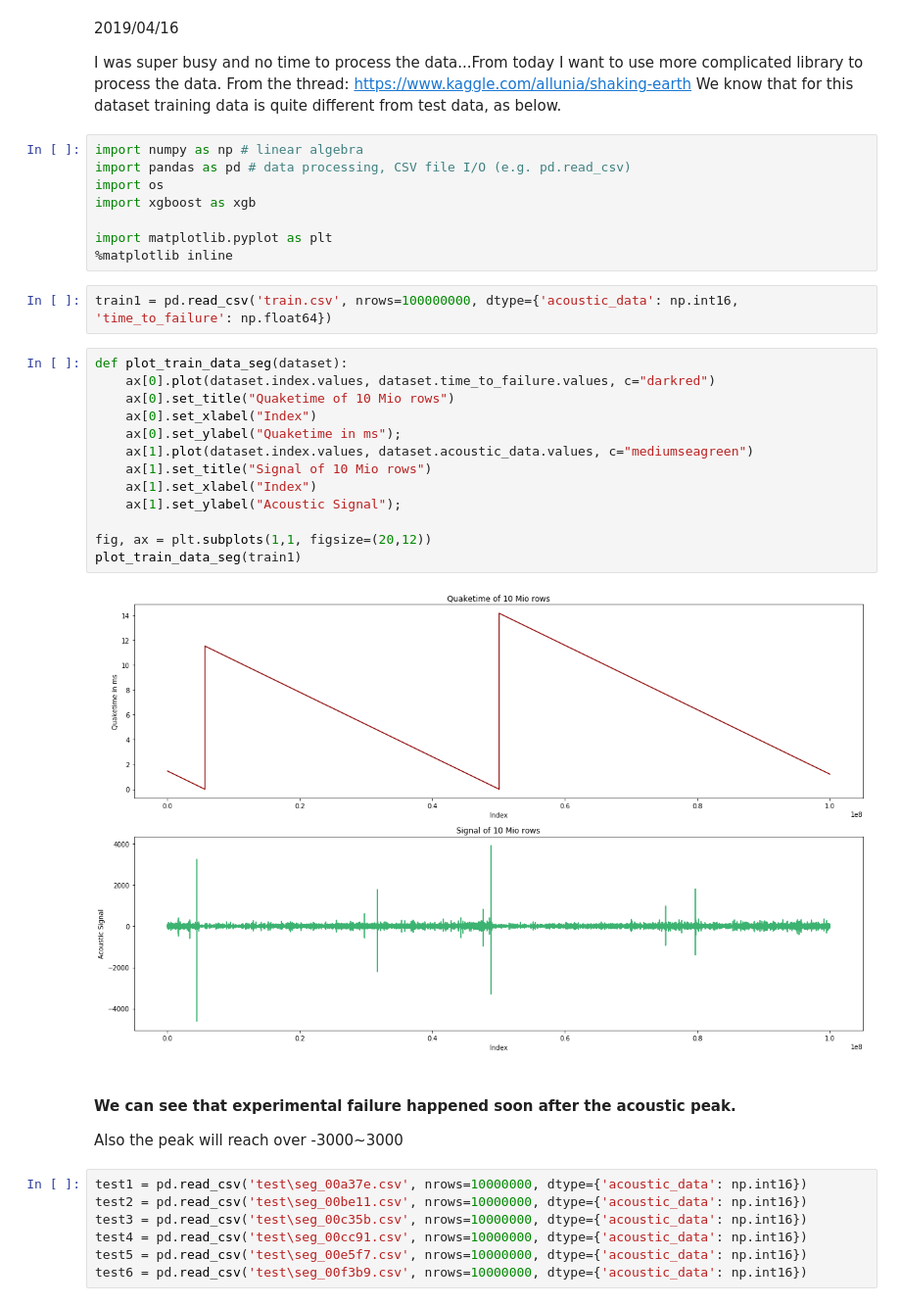
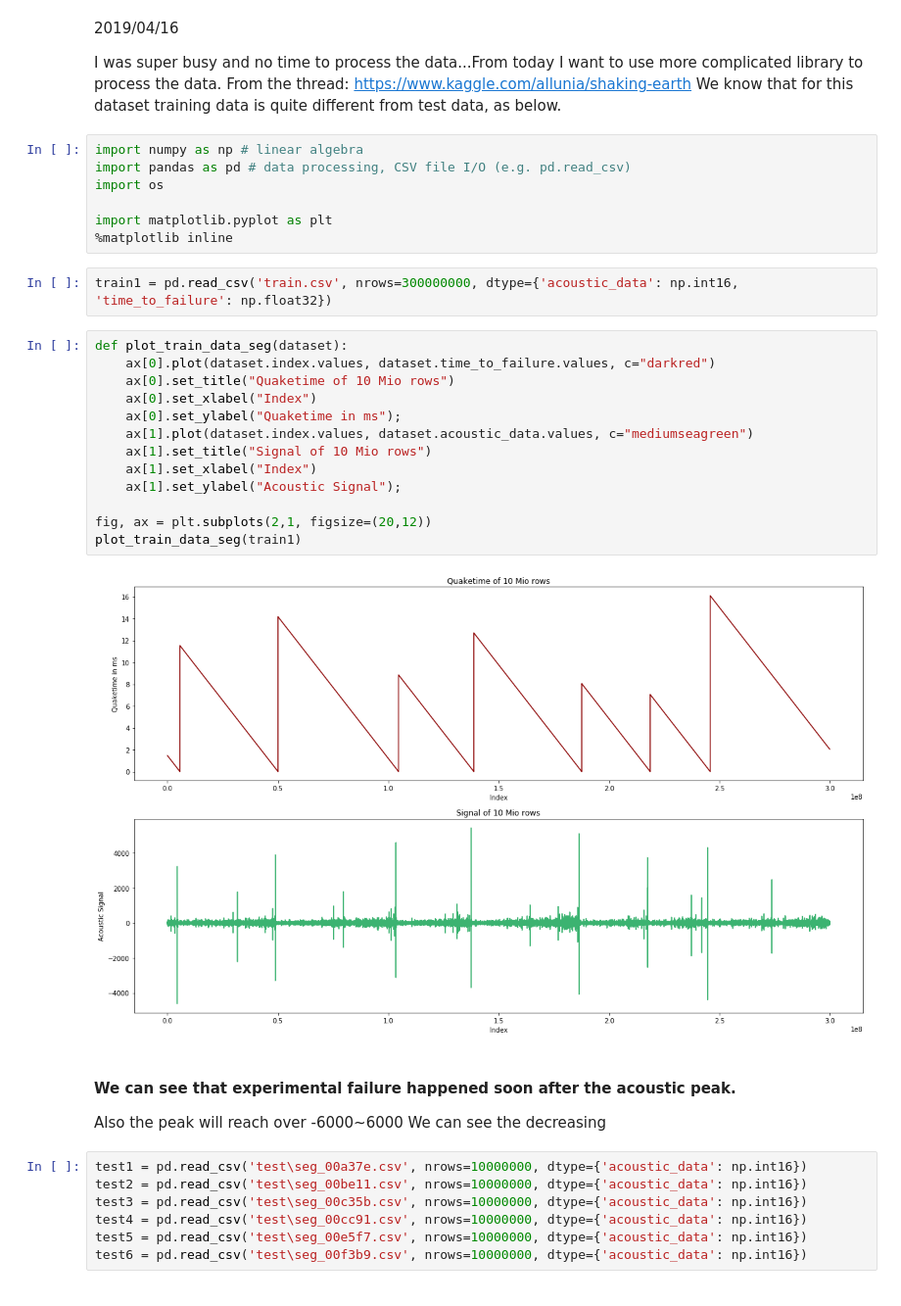
Before and after one commit to raobystorm/EarthquakePred, a Jupyter notebook: Note_and_Playground.ipynb, the cells around one changed output. Shown at 98% size. Drawn from its saved outputs; the diff is of its cells as text.

```diff
--- a/Note_and_Playground.ipynb
+++ b/Note_and_Playground.ipynb
@@ -44,30 +44,30 @@ We know that for this dataset training data is quite different from test data, a
 import numpy as np # linear algebra
 import pandas as pd # data processing, CSV file I/O (e.g. pd.read_csv)
 import os
-import xgboost as xgb
 
 import matplotlib.pyplot as plt
 %matplotlib inline
 # %%
-train1 = pd.read_csv('train.csv', nrows=100000000, dtype={'acoustic_data': np.int16, 'time_to_failure': np.float64})
+train1 = pd.read_csv('train.csv', nrows=300000000, dtype={'acoustic_data': np.int16, 'time_to_failure': np.float32})
 # %%
 def plot_train_data_seg(dataset):
     ax[0].plot(dataset.index.values, dataset.time_to_failure.values, c="darkred")
     ax[0].set_title("Quaketime of 10 Mio rows")
     ax[0].set_xlabel("Index")
     ax[0].set_ylabel("Quaketime in ms");
     ax[1].plot(dataset.index.values, dataset.acoustic_data.values, c="mediumseagreen")
     ax[1].set_title("Signal of 10 Mio rows")
     ax[1].set_xlabel("Index")
     ax[1].set_ylabel("Acoustic Signal");
 
-fig, ax = plt.subplots(1,1, figsize=(20,12))
+fig, ax = plt.subplots(2,1, figsize=(20,12))
 plot_train_data_seg(train1)
 # %% [output]
-[figure, old version]
+[figure, new version]
 # %% [markdown]
 #### We can see that experimental failure happened soon after the acoustic peak.
-Also the peak will reach over -3000~3000
+Also the peak will reach over -6000~6000
+We can see the decreasing
 # %%
 test1 = pd.read_csv('test\seg_00a37e.csv', nrows=10000000, dtype={'acoustic_data': np.int16})
 test2 = pd.read_csv('test\seg_00be11.csv', nrows=10000000, dtype={'acoustic_data': np.int16})
```
Also changed, not shown: parts of 63 cells of this notebook.
